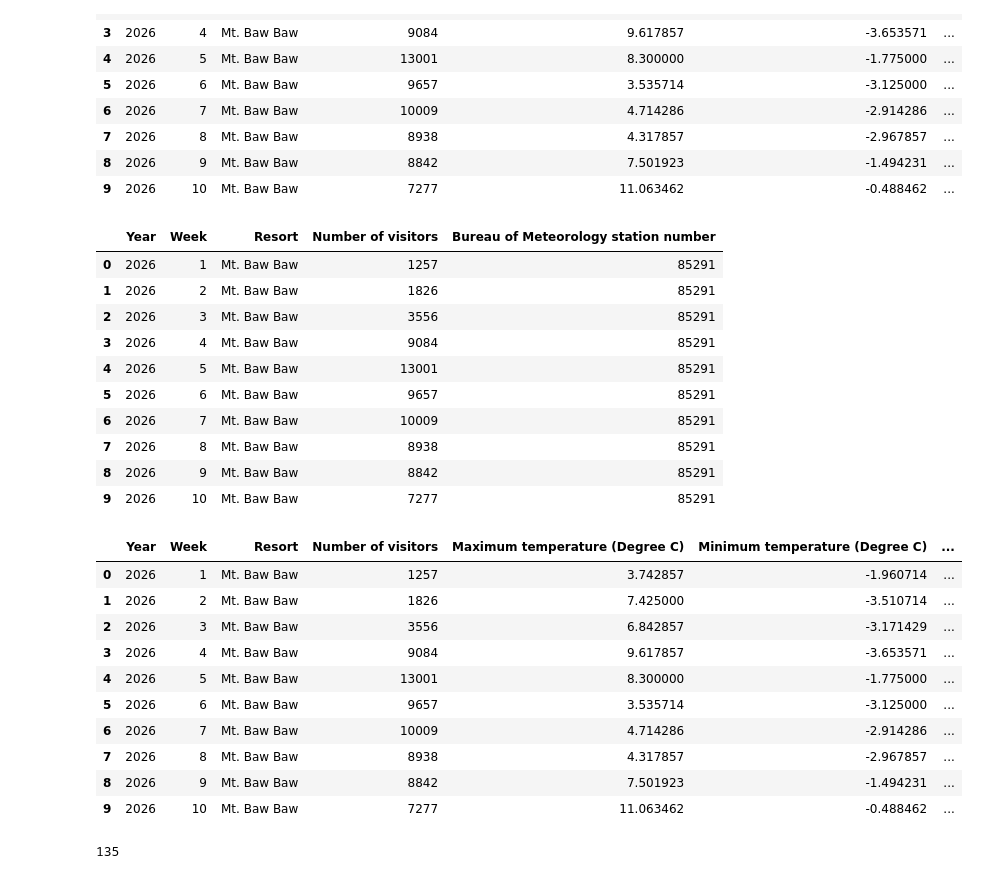
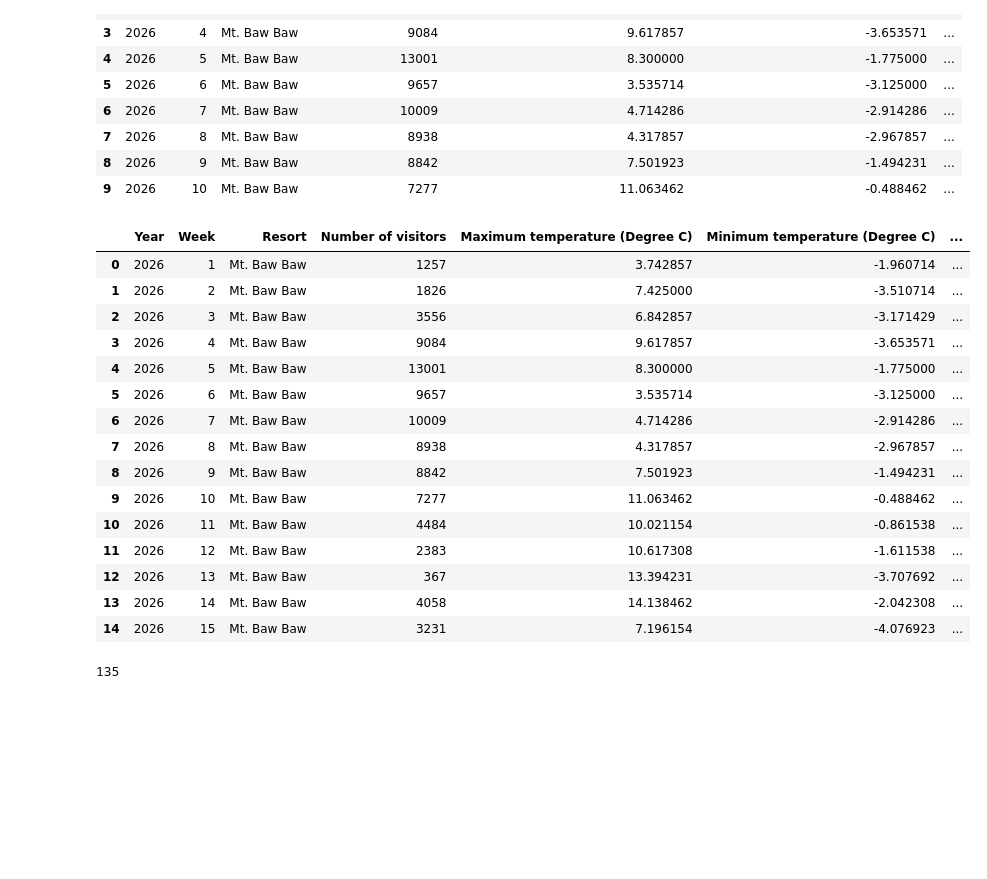
Before and after one commit to qminhng31/2025Inter-uniDatathon-CoDauHieuVarAeLenPhim, a Jupyter notebook: index.ipynb, the cells around one changed output. Saved outputs shown, nothing was run; the diff lists cells and outputs as text; code cells hidden in the pictures; blank space fills up the shorter version.

```diff
--- a/index.ipynb
+++ b/index.ipynb
@@ -43,11 +46,11 @@ df_visitor["Number of visitors"] = df_visitor["Number of visitors"].replace(0, n
 df_visitor["Number of visitors"] = df_visitor.groupby(["Resort", "Week"])["Number of visitors"] \
                                          .transform(lambda x: x.fillna(x.mean()))
 # %%
-df_1 = pd.read_excel("weather.xlsx")
+# read weather dataset
+df_weather = pd.read_excel("weather.xlsx")
 # %%
-import pandas as pd
-
-df_test = df_1.copy()
+# convert weather data to weekly data
+df_test = df_weather.copy()
 df_test["Date"] = pd.to_datetime(df_test[["Year", "Month", "Day"]])
 week_ranges = {
     1: ("06-09", "06-15"),
@@ -134,6 +139,7 @@ def predict(week_data, variable_name):
     predicted = mean_2_prevs + epsilon_mean
     return predicted
 # %%
+# predict missing 2025 weather data
 predicted_weather_2025 = []
 for station in weekly_weather['Bureau of Meteorology station number'].unique():
     for week in range(9, 16):
@@ -149,16 +155,17 @@ for station in weekly_weather['Bureau of Meteorology station number'].unique():
                 'Maximum temperature (Degree C)': max_temp,
                 'Minimum temperature (Degree C)': min_temp,
                 'Rainfall amount (millimetres)': rainfall,
-
             }
             predicted_weather_2025.append(new_row)
 
-weather = pd.concat([weekly_weather, pd.DataFrame(predicted_weather_2025)], ignore_index=True)
+# add predicted data into the weekly weather dataset
+weekly_weather = pd.concat([weekly_weather, pd.DataFrame(predicted_weather_2025)], ignore_index=True)
 
+# predict 2026 weather data
 predicted_weather_2026 = []
-for station in weather['Bureau of Meteorology station number'].unique():
+for station in weekly_weather['Bureau of Meteorology station number'].unique():
     for week in range(1, 16):
-        station_week_data = weather[(weather['Bureau of Meteorology station number'] == station) & (weather['Week'] == week)]
+        station_week_data = weekly_weather[(weekly_weather['Bureau of Meteorology station number'] == station) & (weekly_weather['Week'] == week)]
         if len(station_week_data) >= 3:
             max_temp = predict(station_week_data, 'Maximum temperature (Degree C)')
             min_temp = predict(station_week_data, 'Minimum temperature (Degree C)')
@@ -289,34 +295,25 @@ predicted_data_2026.head(10)
 | 7 | 2026 | 8 | Mt. Baw Baw | 8938 | 4.317857 | -2.967857 | ... |
 | 8 | 2026 | 9 | Mt. Baw Baw | 8842 | 7.501923 | -1.494231 | ... |
 | 9 | 2026 | 10 | Mt. Baw Baw | 7277 | 11.063462 | -0.488462 | ... |
-# %%
-df_visitation_2026.head(10)
-# %% [output]
-|  | Year | Week | Resort | Number of visitors | Bureau of Meteorology station number |
-| 0 | 2026 | 1 | Mt. Baw Baw | 1257 | 85291 |
-| 1 | 2026 | 2 | Mt. Baw Baw | 1826 | 85291 |
-| 2 | 2026 | 3 | Mt. Baw Baw | 3556 | 85291 |
-| 3 | 2026 | 4 | Mt. Baw Baw | 9084 | 85291 |
-| 4 | 2026 | 5 | Mt. Baw Baw | 13001 | 85291 |
-| 5 | 2026 | 6 | Mt. Baw Baw | 9657 | 85291 |
-| 6 | 2026 | 7 | Mt. Baw Baw | 10009 | 85291 |
-| 7 | 2026 | 8 | Mt. Baw Baw | 8938 | 85291 |
-| 8 | 2026 | 9 | Mt. Baw Baw | 8842 | 85291 |
-| 9 | 2026 | 10 | Mt. Baw Baw | 7277 | 85291 |
 # %%
-predicted_data_2026.head(10)
+predicted_data_2026.head(15)
 # %% [output]
 |  | Year | Week | Resort | Number of visitors | Maximum temperature (Degree C) | Minimum temperature (Degree C) | ... |
 | 0 | 2026 | 1 | Mt. Baw Baw | 1257 | 3.742857 | -1.960714 | ... |
 | 1 | 2026 | 2 | Mt. Baw Baw | 1826 | 7.425000 | -3.510714 | ... |
 | 2 | 2026 | 3 | Mt. Baw Baw | 3556 | 6.842857 | -3.171429 | ... |
 | 3 | 2026 | 4 | Mt. Baw Baw | 9084 | 9.617857 | -3.653571 | ... |
 | 4 | 2026 | 5 | Mt. Baw Baw | 13001 | 8.300000 | -1.775000 | ... |
 | 5 | 2026 | 6 | Mt. Baw Baw | 9657 | 3.535714 | -3.125000 | ... |
 | 6 | 2026 | 7 | Mt. Baw Baw | 10009 | 4.714286 | -2.914286 | ... |
 | 7 | 2026 | 8 | Mt. Baw Baw | 8938 | 4.317857 | -2.967857 | ... |
 | 8 | 2026 | 9 | Mt. Baw Baw | 8842 | 7.501923 | -1.494231 | ... |
 | 9 | 2026 | 10 | Mt. Baw Baw | 7277 | 11.063462 | -0.488462 | ... |
+| 10 | 2026 | 11 | Mt. Baw Baw | 4484 | 10.021154 | -0.861538 | ... |
+| 11 | 2026 | 12 | Mt. Baw Baw | 2383 | 10.617308 | -1.611538 | ... |
+| 12 | 2026 | 13 | Mt. Baw Baw | 367 | 13.394231 | -3.707692 | ... |
+| 13 | 2026 | 14 | Mt. Baw Baw | 4058 | 14.138462 | -2.042308 | ... |
+| 14 | 2026 | 15 | Mt. Baw Baw | 3231 | 7.196154 | -4.076923 | ... |
 # %%
 len(predicted_data_2026)
 # %% [output]
```
Also changed, not shown: parts of 23 cells of this notebook.
